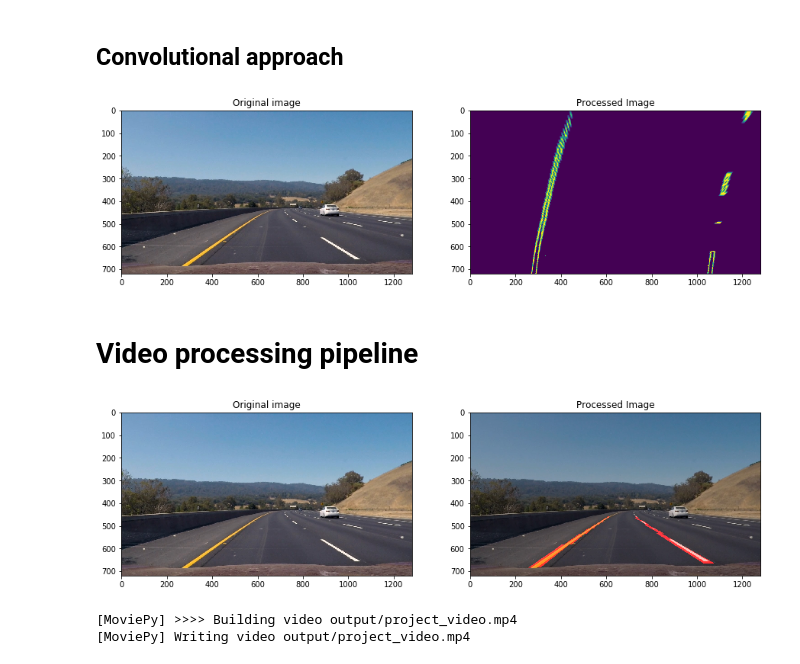
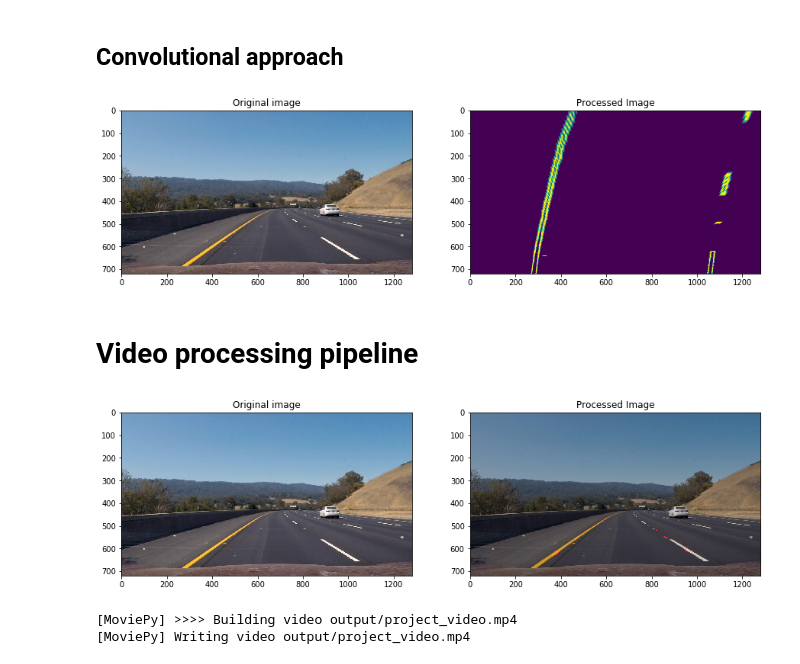
Before and after one commit to tindandelion/carnd-advanced-lane-detection-p4, a Jupyter notebook: advanced-lane-detection.ipynb, the cells around one changed output. Saved outputs shown, nothing was run; the diff lists cells and outputs as text; code cells hidden in the pictures.

Commit message:
Adjustmenst to line processing algorithm

```diff
--- a/advanced-lane-detection.ipynb
+++ b/advanced-lane-detection.ipynb
@@ -134,7 +134,7 @@ class ExtractChannel(PipelineStage):
         return hsv[:, :, 2]
 # %%
 class ValueThreshold(PipelineStage):
-    threshold = (200, 255)
+    threshold = (180, 255)
 
     def process(self, image):
         mask = np.zeros_like(image)
@@ -278,7 +278,8 @@ class Convolver:
             yield (bounds, conv_signal)
 
     def find_centroid(self, midpoint, signal):
-        left, right = (midpoint - self.margin, midpoint + self.margin)
+        left = max(0, midpoint - self.margin)
+        right = min(midpoint + self.margin, len(signal))
         search_area = signal[left:right]
         if (np.std(search_area) == 0):
             return midpoint
@@ -296,23 +297,28 @@ class Convolver:
 
         return centroids
 # %%
-class DrawDetectedLines(PipelineStage):
+class FindLinePoints(PipelineStage):
     def process(self, image):
         self.conv = Convolver(image)
         centroids = self.conv.find_centroids()
         lines_img = np.zeros((image.shape[0], image.shape[1], 3), np.uint8)
-        self.map_centroids(lines_img, centroids)
-        return lines_img
+        return self.map_centroids(lines_img, centroids)
 
     def map_centroids(self, image, centroids):
+        points = []
         for bounds, left, right in centroids:
-            self.draw_rect(image, left, bounds[0], bounds[1])
-            self.draw_rect(image, right, bounds[0], bounds[1])
+            center_y = bounds[0] + (bounds[1] - bounds[0]) // 2
+            points.append(((left, center_y), (right, center_y)))
 
-    def draw_rect(self, image, center_x, lower_y, upper_y):
-        pt1 = (center_x - self.conv.window_width // 2, lower_y)
-        pt2 = (center_x + self.conv.window_width // 2, upper_y)
-        cv2.rectangle(image, pt1, pt2, color=(255, 0, 0), thickness=-1)
+        return points
+
+class DrawDetectedLines(PipelineStage):
+    def process(self, points):
+        lines_img = np.zeros((720, 1280, 3), np.uint8)
+        for left, right in points:
+            cv2.circle(lines_img, left, 10, (255, 0, 0), -1)
+            cv2.circle(lines_img, right, 10, (255, 0, 0), -1)
+        return lines_img
 # %%
 pipe = CorrectDistortion(
     ExtractChannel(And(SobelMagnitudeThreshold(), ValueThreshold(), UnwarpPerspective())))
@@ -320,7 +326,7 @@ processed = pipe(sample_image)
 
 visualize_process_stage(sample_image, processed)
 # %% [output]
-[figure, old version]
+[figure, new version]
 # %% [markdown]
 # Video processing pipeline
 # %%
@@ -349,35 +355,35 @@ def process_video(filename, processor):
     processed = clip.fl_image(processor)
 
     output_base = path.basename(filename)
     output_file = path.join('output', output_base)
     processed.write_videofile(output_file, audio=False)
     return output_file
 
 def process_frame(line_detector):
     warp = WarpPerspective()
 
     def _fn(video_frame):
         try:
             lines_img = line_detector(video_frame)
             combined_image = weighted_img(warp(lines_img), video_frame)
             return combined_image
         except Exception as ex:
             raise Exception('Got an exception', video_frame, ex)
 
     return _fn
 
 line_detector = process_frame(
     CorrectDistortion(ExtractChannel(
         And(SobelMagnitudeThreshold(), ValueThreshold(),
               UnwarpPerspective(
-                    DrawDetectedLines())))))
+                    FindLinePoints(DrawDetectedLines()))))))
 
 
 
 sample_image = plt.imread('./test_images/test3.jpg')
 visualize_process_stage(sample_image, line_detector(sample_image))
 # %% [output]
-[figure, old version]
+[figure, new version]
 # %%
 input_file = './project_video.mp4'
 problem_frame = None
```
Also changed, not shown: parts of 16 cells of this notebook, 3 other files.
